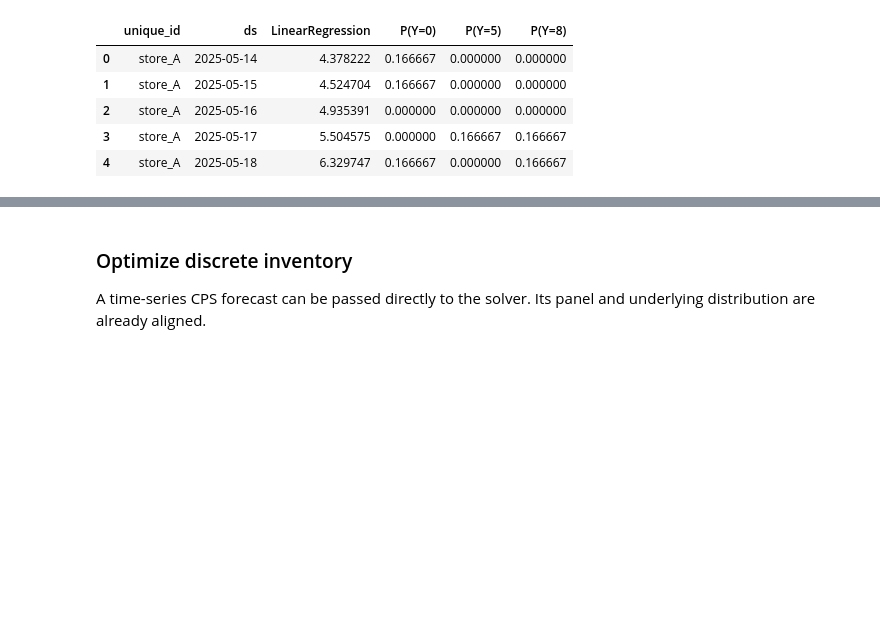
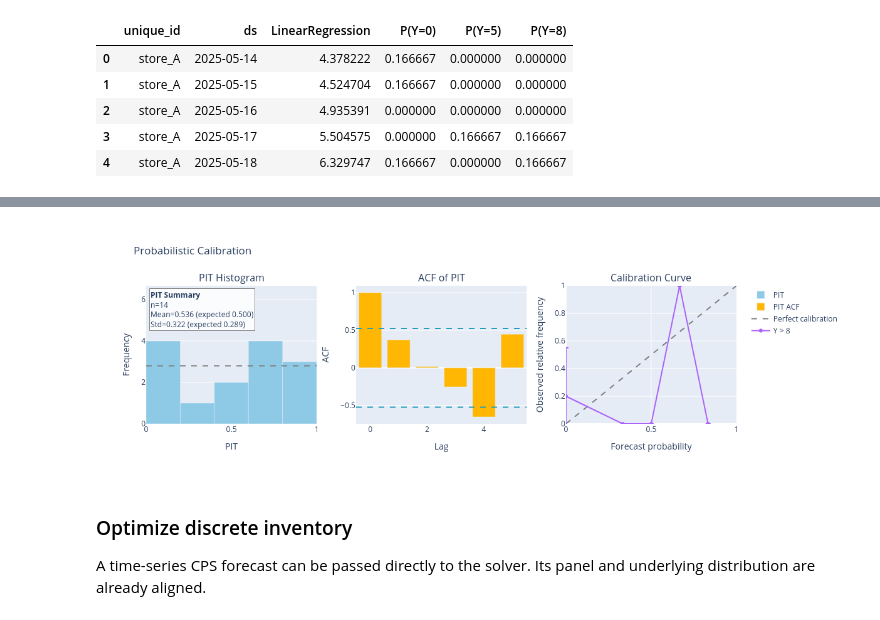
Before and after one commit to heylucasleao/tinyconformal, a Jupyter notebook: examples/series/cps.ipynb, the cells around one changed output, grey strips where cells are left out. Cells and saved outputs as stored; diff of their text form; code cells hidden in the pictures; blank space fills up the shorter version.

```diff
--- a/examples/series/cps.ipynb
+++ b/examples/series/cps.ipynb
@@ -150,3 +151,10 @@ FirstStageEvaluator.calibration_table(
+# %%
+calibration_plot = ProbabilisticCalibrationPlot(
+    count_forecast, count_test, random_state=42
+)
+calibration_plot.summary(threshold=8, n_bins=5, max_lag=5, fig_type="png")
+# %% [output]
+[figure, added]
 # %% [markdown]
 ### Optimize discrete inventory
 
```
Also changed, not shown: parts of 7 cells of this notebook, 6 other files.
